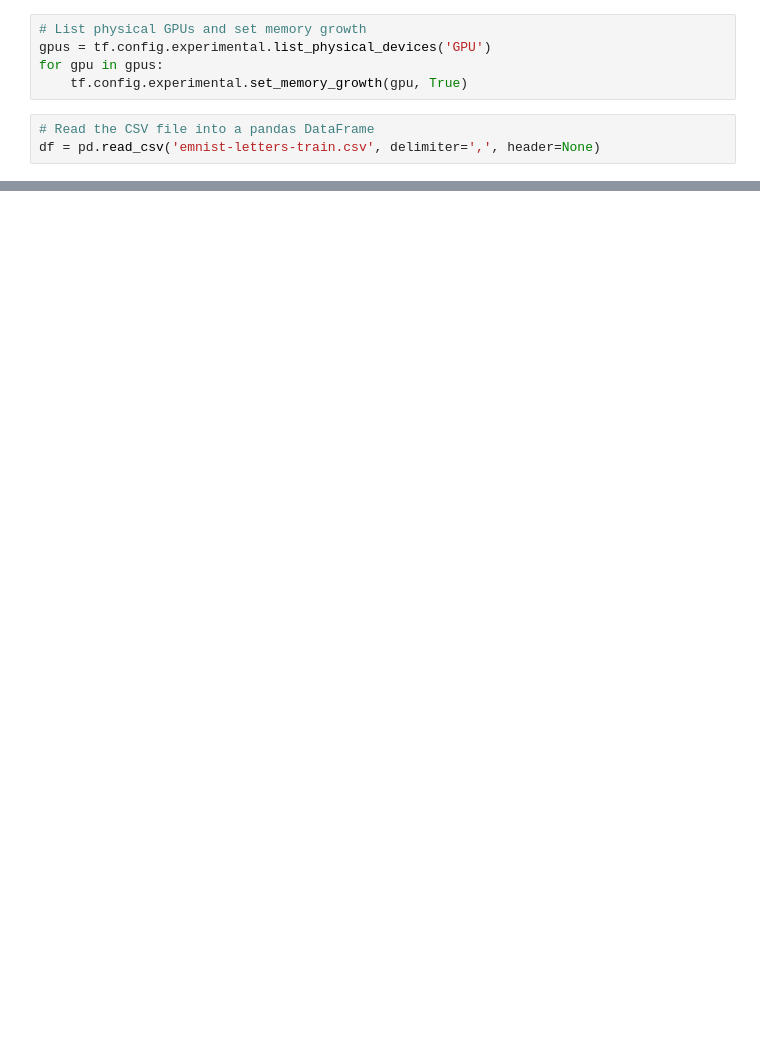
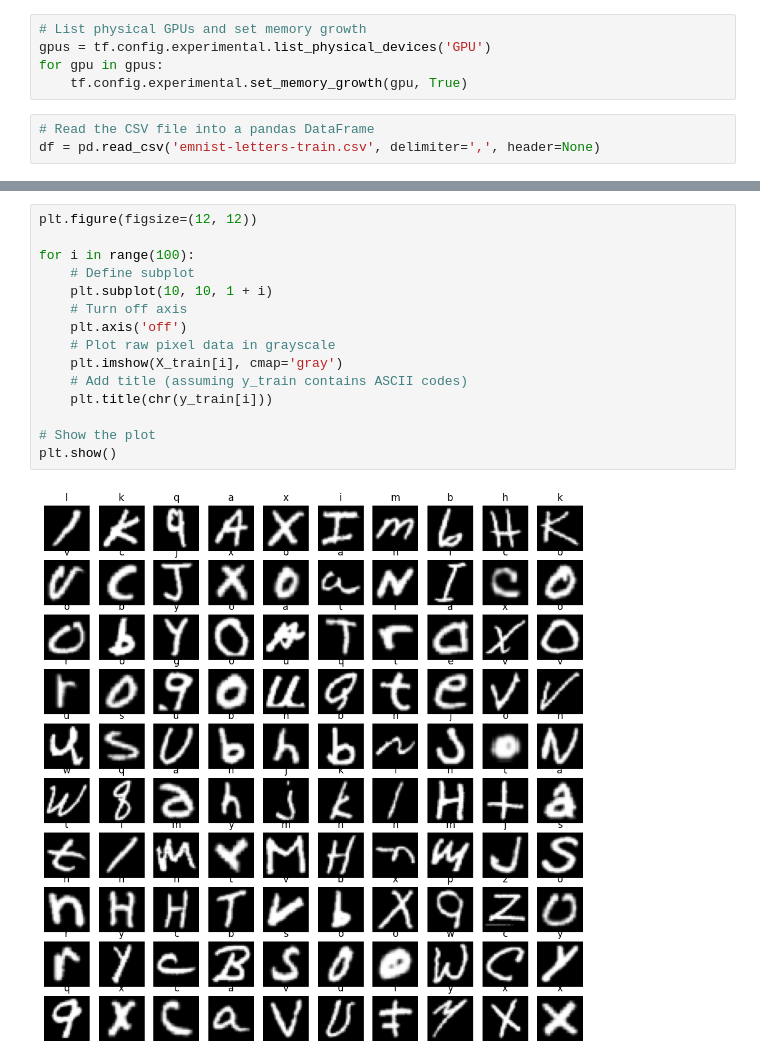
Before and after one commit to REHXZ/DELE_CA2, a Jupyter notebook: CGAN.ipynb, the cells around one changed output, grey strips where cells are left out. Drawn from its saved outputs; the diff is of its cells as text; blank space fills up the shorter version.

```diff
--- a/CGAN.ipynb
+++ b/CGAN.ipynb
@@ -424,0 +123,17 @@ KeyboardInterrupt:
+# %%
+plt.figure(figsize=(12, 12))
+
+for i in range(100):
+    # Define subplot
+    plt.subplot(10, 10, 1 + i)
+    # Turn off axis
+    plt.axis('off')
+    # Plot raw pixel data in grayscale
+    plt.imshow(X_train[i], cmap='gray')
+    # Add title (assuming y_train contains ASCII codes)
+    plt.title(chr(y_train[i]))
+
+# Show the plot
+plt.show()
+# %% [output]
+[figure, added]
```
Also changed, not shown: parts of 21 cells of this notebook, 3 other files.
